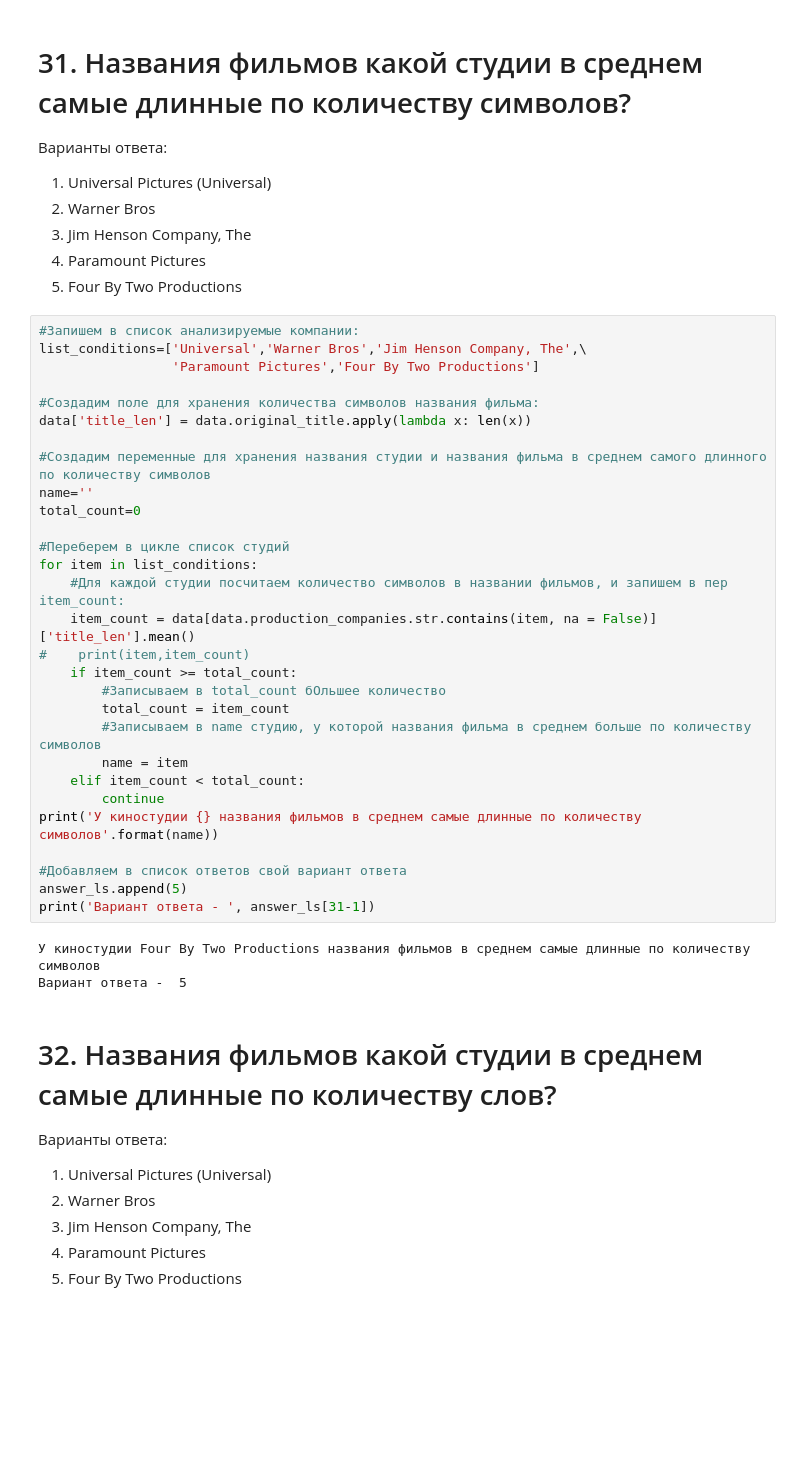
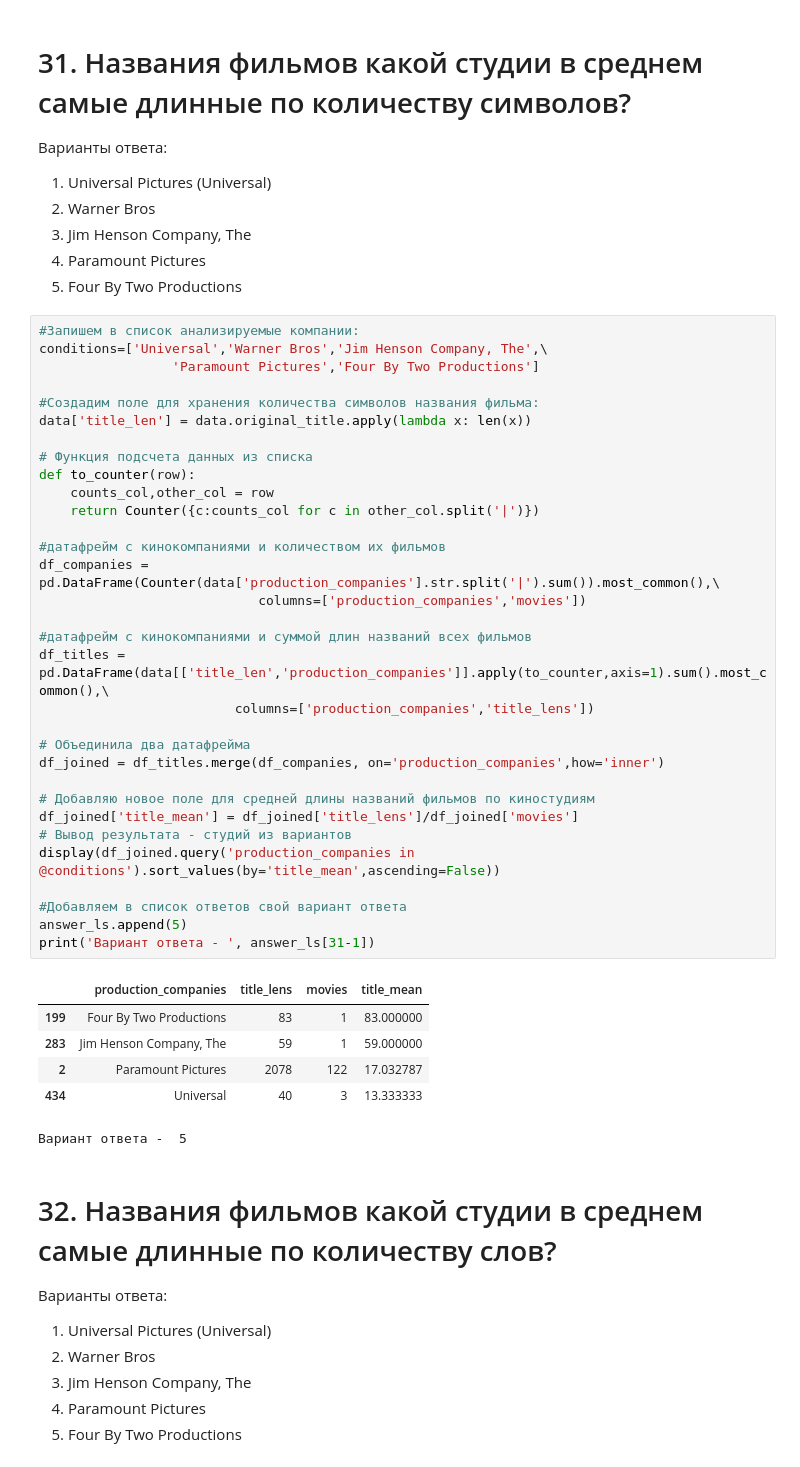
Before and after one commit to ondarem/skillfactory_rds, a Jupyter notebook: module_1/Movies_IMBD.ipynb, the cells around one changed output. Cells and saved outputs as stored; diff of their text form; blank space fills up the shorter version.

```diff
--- a/module_1/Movies_IMBD.ipynb
+++ b/module_1/Movies_IMBD.ipynb
@@ -873,38 +719,45 @@ print('Вариант ответа - ', answer_ls[30-1])
 3. Jim Henson Company, The
 4. Paramount Pictures
 5. Four By Two Productions
-# %%
-#Запишем в список анализируемые компании:
-list_conditions=['Universal','Warner Bros','Jim Henson Company, The',\
-                 'Paramount Pictures','Four By Two Productions']
-
-#Создадим поле для хранения количества символов названия фильма:
-data['title_len'] = data.original_title.apply(lambda x: len(x))
-
-#Создадим переменные для хранения названия студии и названия фильма в среднем самого длинного по количеству символов
-name=''
-total_count=0
-
-#Переберем в цикле список студий
-for item in list_conditions:
-    #Для каждой студии посчитаем количество символов в названии фильмов, и запишем в пер item_count:
-    item_count = data[data.production_companies.str.contains(item, na = False)]['title_len'].mean()
-#    print(item,item_count)
-    if item_count >= total_count:
-        #Записываем в total_count бОльшее количество
-        total_count = item_count
-        #Записываем в name студию, у которой названия фильма в среднем больше по количеству символов
-        name = item
-    elif item_count < total_count:
-        continue
-print('У киностудии {} названия фильмов в среднем самые длинные по количеству символов'.format(name))
-
-#Добавляем в список ответов свой вариант ответа
-answer_ls.append(5)
-print('Вариант ответа - ', answer_ls[31-1])
-# %% [output]
-У киностудии Four By Two Productions названия фильмов в среднем самые длинные по количеству символов
-Вариант ответа -  5
+# %%
+#Запишем в список анализируемые компании:
+conditions=['Universal','Warner Bros','Jim Henson Company, The',\
+                 'Paramount Pictures','Four By Two Productions']
+
+#Создадим поле для хранения количества символов названия фильма:
+data['title_len'] = data.original_title.apply(lambda x: len(x))
+
+# Функция подсчета данных из списка
+def to_counter(row):
+    counts_col,other_col = row
+    return Counter({c:counts_col for c in other_col.split('|')})
+
+#датафрейм с кинокомпаниями и количеством их фильмов
+df_companies = pd.DataFrame(Counter(data['production_companies'].str.split('|').sum()).most_common(),\
+                            columns=['production_companies','movies'])
+
+#датафрейм с кинокомпаниями и суммой длин названий всех фильмов
+df_titles = pd.DataFrame(data[['title_len','production_companies']].apply(to_counter,axis=1).sum().most_common(),\
+                         columns=['production_companies','title_lens'])
+
+# Объединила два датафрейма
+df_joined = df_titles.merge(df_companies, on='production_companies',how='inner')
+
+# Добавляю новое поле для средней длины названий фильмов по киностудиям
+df_joined['title_mean'] = df_joined['title_lens']/df_joined['movies']
+# Вывод результата - студий из вариантов
+display(df_joined.query('production_companies in @conditions').sort_values(by='title_mean',ascending=False))
+
+#Добавляем в список ответов свой вариант ответа
+answer_ls.append(5)
+print('Вариант ответа - ', answer_ls[31-1])
+# %% [output]
+|  | production_companies | title_lens | movies | title_mean |
+| 199 | Four By Two Productions | 83 | 1 | 83.000000 |
+| 283 | Jim Henson Company, The | 59 | 1 | 59.000000 |
+| 2 | Paramount Pictures | 2078 | 122 | 17.032787 |
+| 434 | Universal | 40 | 3 | 13.333333 |
+Вариант ответа -  5
 # %% [markdown]
 # 32. Названия фильмов какой студии в среднем самые длинные по количеству слов?
 Варианты ответа:
```
Also changed, not shown: parts of 36 cells of this notebook.
